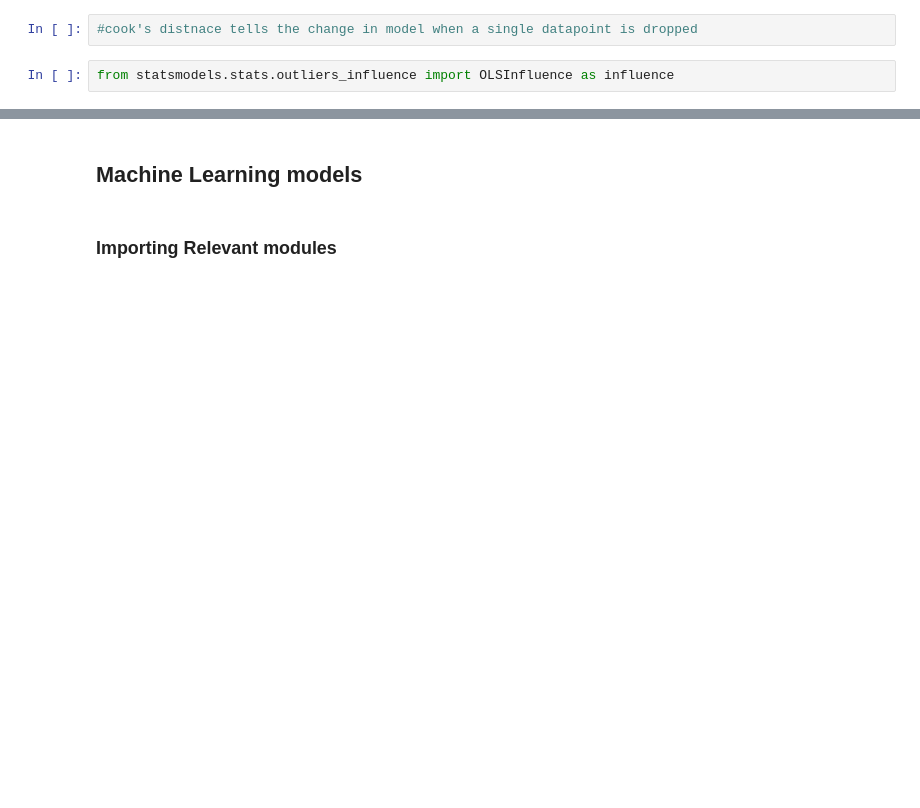
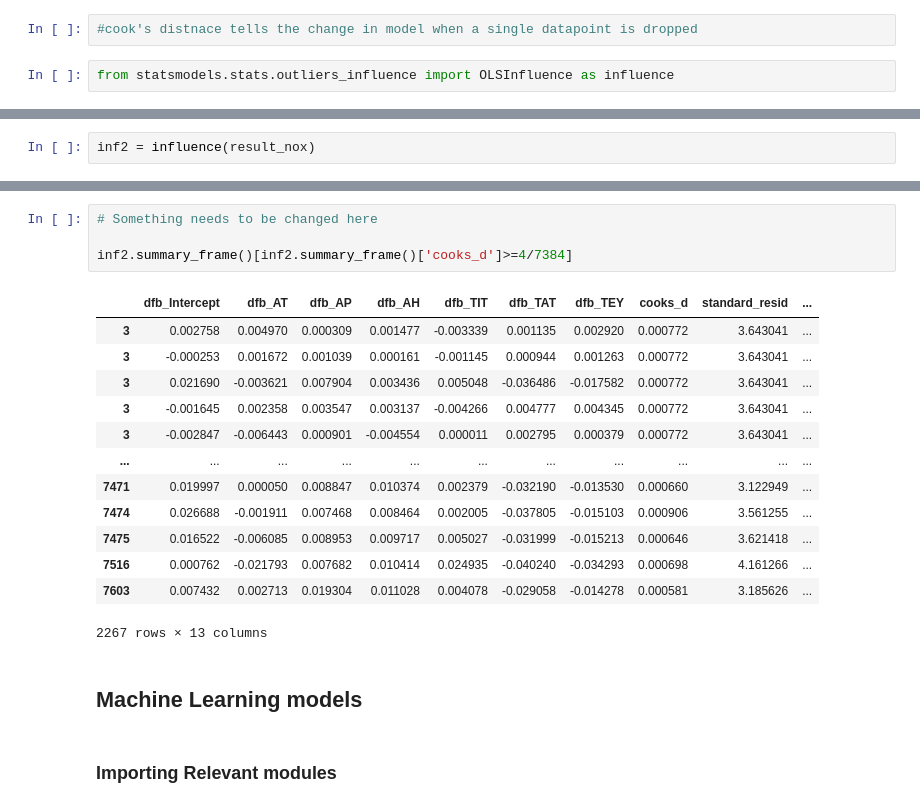
Before and after one commit to Chinmaya-3141/Machine-Learning-Emission-Data, a Jupyter notebook: 25_01_2023_MSE_Presentation_File.ipynb, the cells around one changed output, grey strips where cells are left out. Saved outputs shown, nothing was run; the diff lists cells and outputs as text; blank space fills up the shorter version.

```diff
--- a/25_01_2023_MSE_Presentation_File.ipynb
+++ b/25_01_2023_MSE_Presentation_File.ipynb
@@ -447 +522,3 @@ inf = influence(result_final_new)
+# %%
+inf2 = influence(result_nox)
 # %%
@@ -470,3 +574,21 @@ NameError: ignored
+# %%
+# Something needs to be changed here
+
+inf2.summary_frame()[inf2.summary_frame()['cooks_d']>=4/7384]
+# %% [output]
+|  | dfb_Intercept | dfb_AT | dfb_AP | dfb_AH | dfb_TIT | dfb_TAT | dfb_TEY | cooks_d | standard_resid | ... |
+| 3 | 0.002758 | 0.004970 | 0.000309 | 0.001477 | -0.003339 | 0.001135 | 0.002920 | 0.000772 | 3.643041 | ... |
+| 3 | -0.000253 | 0.001672 | 0.001039 | 0.000161 | -0.001145 | 0.000944 | 0.001263 | 0.000772 | 3.643041 | ... |
+| 3 | 0.021690 | -0.003621 | 0.007904 | 0.003436 | 0.005048 | -0.036486 | -0.017582 | 0.000772 | 3.643041 | ... |
+| 3 | -0.001645 | 0.002358 | 0.003547 | 0.003137 | -0.004266 | 0.004777 | 0.004345 | 0.000772 | 3.643041 | ... |
+| 3 | -0.002847 | -0.006443 | 0.000901 | -0.004554 | 0.000011 | 0.002795 | 0.000379 | 0.000772 | 3.643041 | ... |
+| ... | ... | ... | ... | ... | ... | ... | ... | ... | ... | ... |
+| 7471 | 0.019997 | 0.000050 | 0.008847 | 0.010374 | 0.002379 | -0.032190 | -0.013530 | 0.000660 | 3.122949 | ... |
+| 7474 | 0.026688 | -0.001911 | 0.007468 | 0.008464 | 0.002005 | -0.037805 | -0.015103 | 0.000906 | 3.561255 | ... |
+| 7475 | 0.016522 | -0.006085 | 0.008953 | 0.009717 | 0.005027 | -0.031999 | -0.015213 | 0.000646 | 3.621418 | ... |
+| 7516 | 0.000762 | -0.021793 | 0.007682 | 0.010414 | 0.024935 | -0.040240 | -0.034293 | 0.000698 | 4.161266 | ... |
+| 7603 | 0.007432 | 0.002713 | 0.019304 | 0.011028 | 0.004078 | -0.029058 | -0.014278 | 0.000581 | 3.185626 | ... |
+2267 rows × 13 columns
 # %% [markdown]
 ## Machine Learning models
 # %% [markdown]
```
Also changed, not shown: parts of 47 cells of this notebook.
